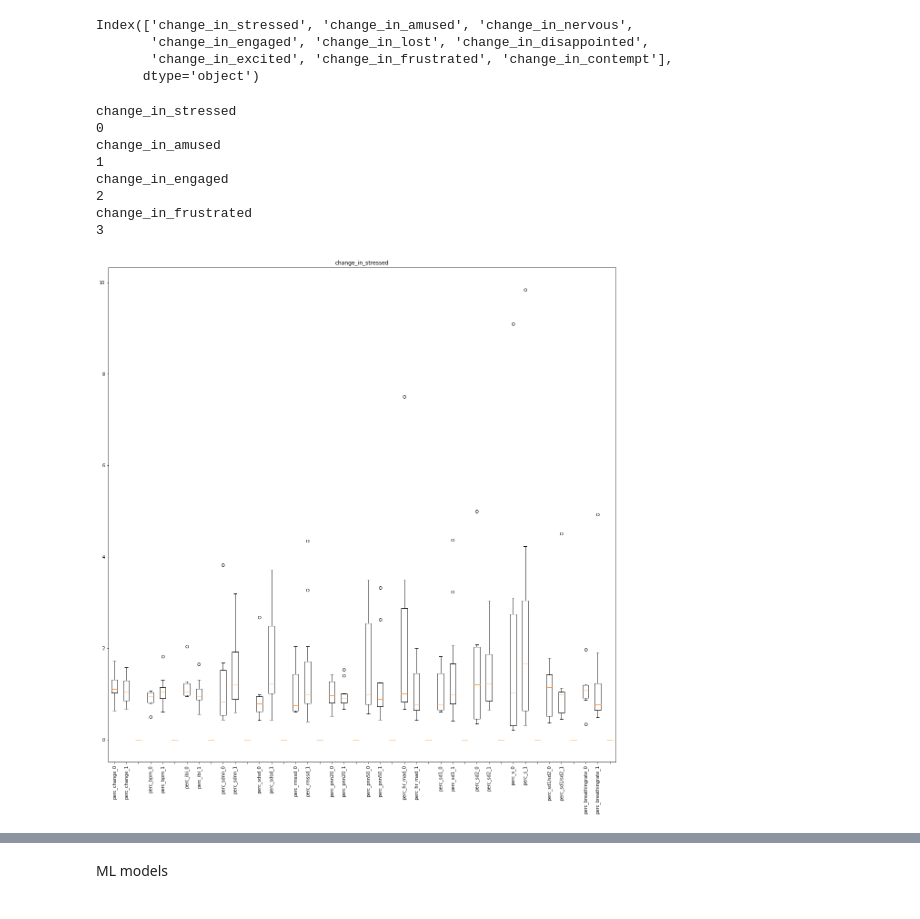
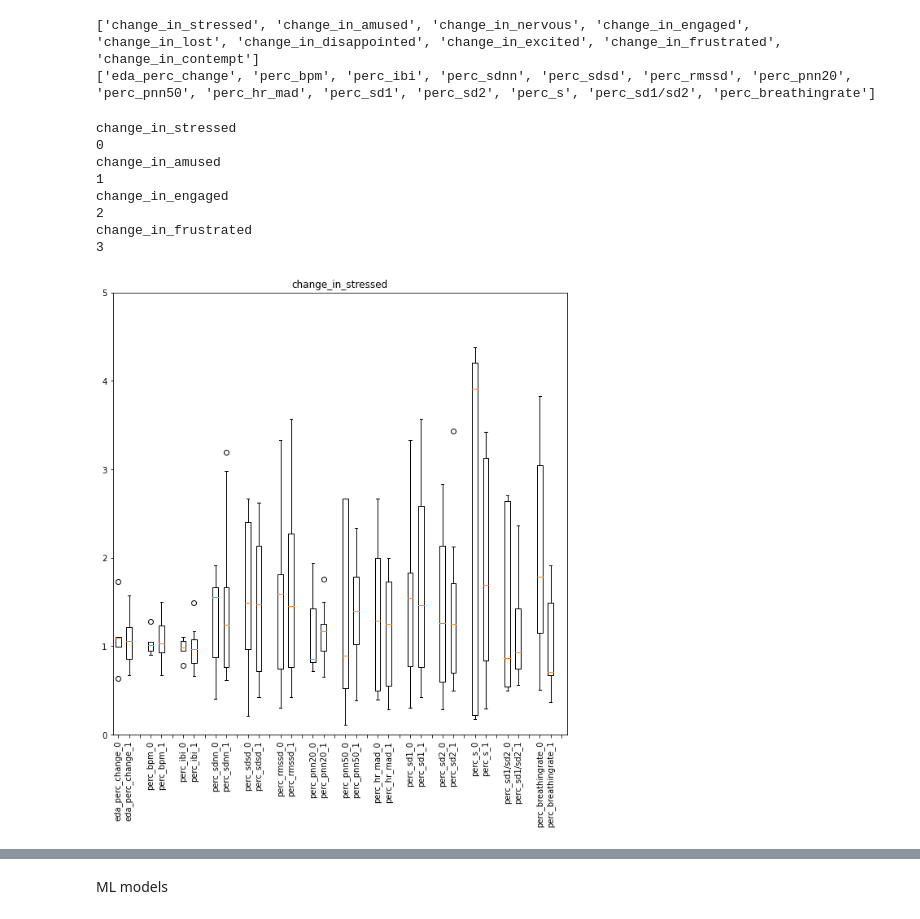
Before and after one commit to robfletch7/HRI, a Jupyter notebook: plot_data.ipynb, the cells around one changed output, grey strips where cells are left out. Cells and saved outputs as stored; diff of their text form; code cells hidden in the pictures.

```diff
--- a/plot_data.ipynb
+++ b/plot_data.ipynb
@@ -11,11 +11,8 @@ from sklearn.feature_selection import RFECV
 from sklearn.model_selection import cross_val_score
 from sklearn.model_selection import StratifiedKFold
 # %%
-dataset = pd.read_csv('final_dataset.csv')
+dataset = pd.read_csv('final_dataset_3.csv')
 dataset = dataset.set_index('Unnamed: 0')
-# %%
-drop_columns = ['eda_time', 'time', 'gender']
-dataset.drop(drop_columns, axis=1, inplace=True)
 # %%
 dataset_perc = dataset[dataset.columns.drop(list(dataset.filter(regex='abs')))]
 
@@ -35,6 +43,6 @@ dataset_perc.head()
 # %%
-dataset_perc['perc_change']/=100
-dataset_perc['perc_change']+=1
+dataset_perc['eda_perc_change']/=100
+dataset_perc['eda_perc_change']+=1
 # %% [output]
 A value is trying to be set on a copy of a slice from a DataFrame.
 Try using .loc[row_indexer,col_indexer] = value instead
@@ -49,39 +79,39 @@ See the caveats in the documentation: https://pandas.pydata.org/pandas-docs/stab
 # %%
 print(y_labels)
+print(x_features)
 # %% [output]
-Index(['change_in_stressed', 'change_in_amused', 'change_in_nervous',
-       'change_in_engaged', 'change_in_lost', 'change_in_disappointed',
-       'change_in_excited', 'change_in_frustrated', 'change_in_contempt'],
-      dtype='object')
+['change_in_stressed', 'change_in_amused', 'change_in_nervous', 'change_in_engaged', 'change_in_lost', 'change_in_disappointed', 'change_in_excited', 'change_in_frustrated', 'change_in_contempt']
+['eda_perc_change', 'perc_bpm', 'perc_ibi', 'perc_sdnn', 'perc_sdsd', 'perc_rmssd', 'perc_pnn20', 'perc_pnn50', 'perc_hr_mad', 'perc_sd1', 'perc_sd2', 'perc_s', 'perc_sd1/sd2', 'perc_breathingrate']
 # %%
 target_y_labels = ['change_in_stressed','change_in_amused','change_in_engaged','change_in_frustrated']
 
 i = 0
 for y in target_y_labels:
     print(y)
     print(i)
     i+=1
     box_plt_data = []
     labels = []
     for x in x_features:
         box_plt_data.append(dataset_perc.loc[dataset_perc[y] != 1][x])
         labels.append(str(x)+'_0')
         box_plt_data.append(dataset_perc.loc[dataset_perc[y] == 1][x])
         labels.append(str(x)+'_1')
         box_plt_data.append(0)
         labels.append('')
-    plt.figure(figsize=(20,20))
+    plt.figure(figsize=(10,10))
     plt.title(y)
     plt.boxplot(box_plt_data,labels = labels)
     plt.xticks(rotation = 90)
+    plt.ylim(0,5)
     plt.savefig('figures/'+str(y)+'.png')
 # %% [output]
 change_in_stressed
 0
 change_in_amused
 1
 change_in_engaged
 2
 change_in_frustrated
 3
-[figure, old version]
+[figure, new version]
```
Also changed, not shown: parts of 6 cells of this notebook, 2 other files.
